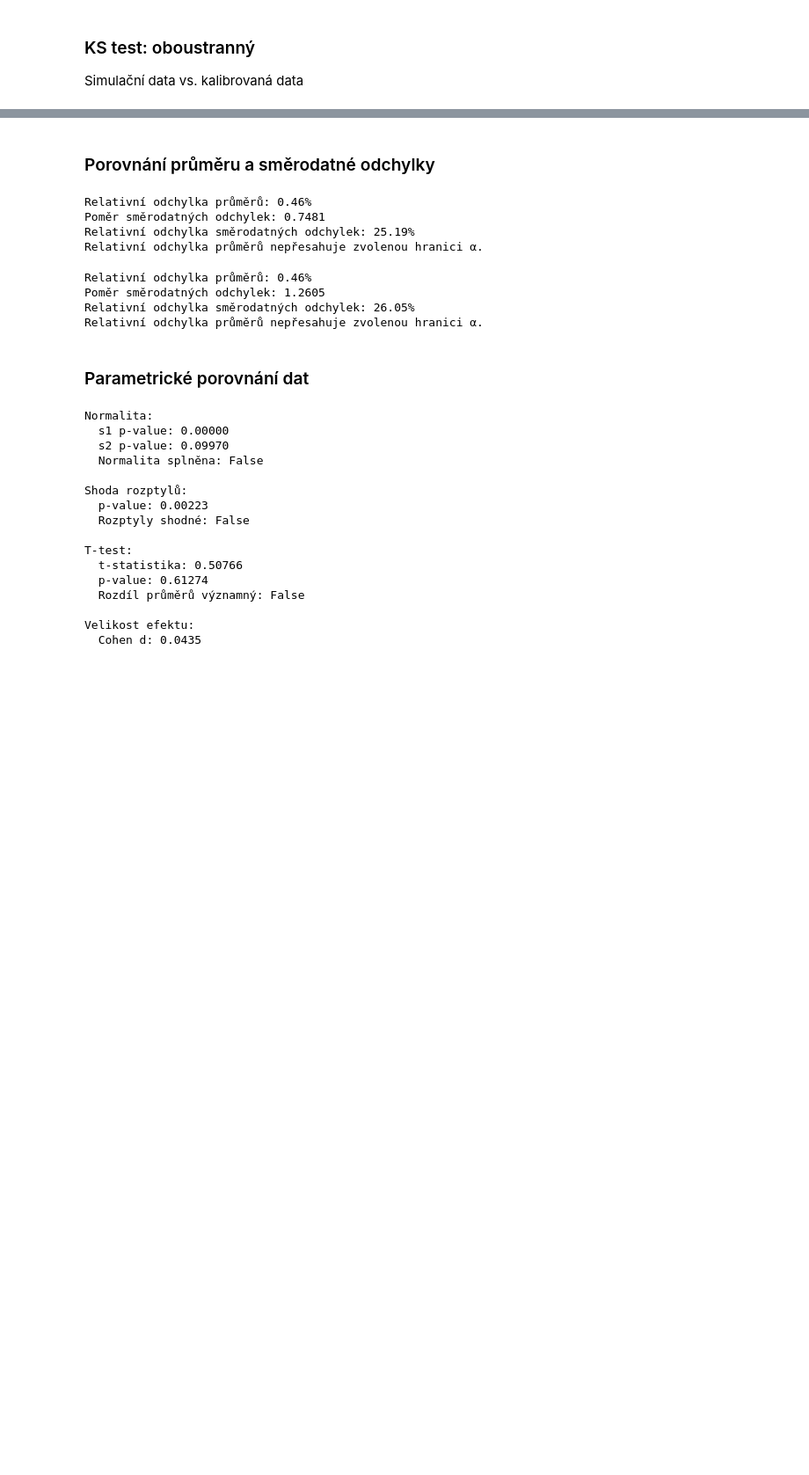
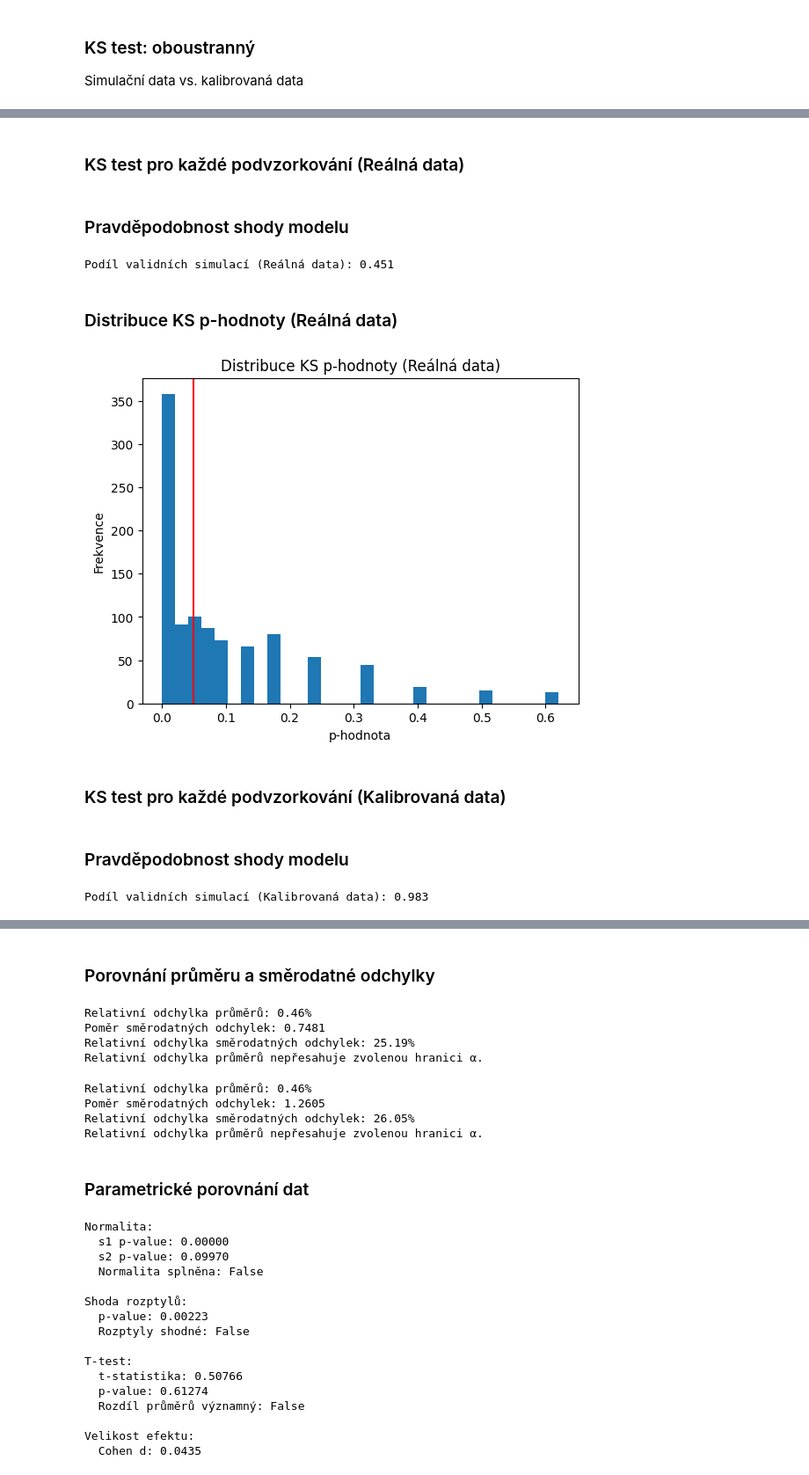
Before and after one commit to UsmanovSla/MGD-RSS, a Jupyter notebook: model/02_DetermModel/DM_03_Model_Verification.ipynb, the cells around one changed output, grey strips where cells are left out. Shown at 88% size. Cells and saved outputs as stored; diff of their text form; code cells hidden in the pictures; blank space fills up the shorter version.

```diff
--- a/model/02_DetermModel/DM_03_Model_Verification.ipynb
+++ b/model/02_DetermModel/DM_03_Model_Verification.ipynb
@@ -17,7 +18,7 @@ import matplotlib.pyplot as plt
 ### Načtení reálných a simulačních dat
 # %%
 # Soubor je načten a přiřazen do proměnné ‚df_sim"
-other_path = '../../data/sim/model_data.csv'
+other_path = '../../data/02_DetermModel/model_data.csv'
 df_sim = pd.read_csv(other_path, header=0)
 # %%
 # Zobrazení prvních 5 řádků datasetu
@@ -46,7 +47,7 @@ df_sim.describe()
 | max | 4599.000000 | 4949.000000 | 2749.000000 | 5026.495598 | 52.455566 |
 # %%
 # Soubor je načten a přiřazen do proměnné ‚df_real"
-other_path = '../../data/sim/model_data_real.csv'
+other_path = '../../data/02_DetermModel/model_data_real.csv'
 df_real = pd.read_csv(other_path, header=0)
 # %%
 # Zobrazení prvních 5 řádků datasetu
@@ -181,0 +185,41 @@ Nezamítáme nulovou hypotézu. Není dostatek důkazů pro tvrzení, že rozdě
+# %%
+# Bootstrap vzorkování ze simulace na velikost reálného datasetu
+n_real = len(df_real)
+
+sim_samples = []
+
+for _ in range(1000):
+    sample = df_sim.sample(n=n_real, replace=True, random_state=122 + _)
+    sim_samples.append(sample['total_time'])
+# %% [markdown]
+### KS test pro každé podvzorkování (Reálná data)
+# %%
+# Výpočet KS p-hodnot pro porovnání reálných a simulovaných dat
+p_vals = []
+
+for s in sim_samples:
+    _, p = ks_2samp(df_real['total_time'], s)
+    p_vals.append(p)
+# %% [markdown]
+### Pravděpodobnost shody modelu
+# %%
+valid_ratio = np.mean(np.array(p_vals) > 0.05)
+
+print("Podíl validních simulací (Reálná data):", valid_ratio)
+# %% [output]
+Podíl validních simulací (Reálná data): 0.451
+# %% [markdown]
+### Distribuce KS p-hodnoty (Reálná data)
+# %%
+plt.figure()
+plt.hist(p_vals, bins=30)
+plt.axvline(0.05, color='red')
+
+plt.title("Distribuce KS p-hodnoty (Reálná data)")
+plt.xlabel("p-hodnota")
+plt.ylabel("Frekvence")
+plt.show()
+# %% [output]
+[figure, added]
+# %% [markdown]
+### KS test pro každé podvzorkování (Kalibrovaná data)
@@ -181,0 +233,8 @@ Nezamítáme nulovou hypotézu. Není dostatek důkazů pro tvrzení, že rozdě
+# %% [markdown]
+### Pravděpodobnost shody modelu
+# %%
+valid_ratio = np.mean(np.array(p_vals) > 0.05)
+
+print("Podíl validních simulací (Kalibrovaná data):", valid_ratio)
+# %% [output]
+Podíl validních simulací (Kalibrovaná data): 0.983
```
Also changed, not shown: parts of 9 cells of this notebook, 54 other files.
